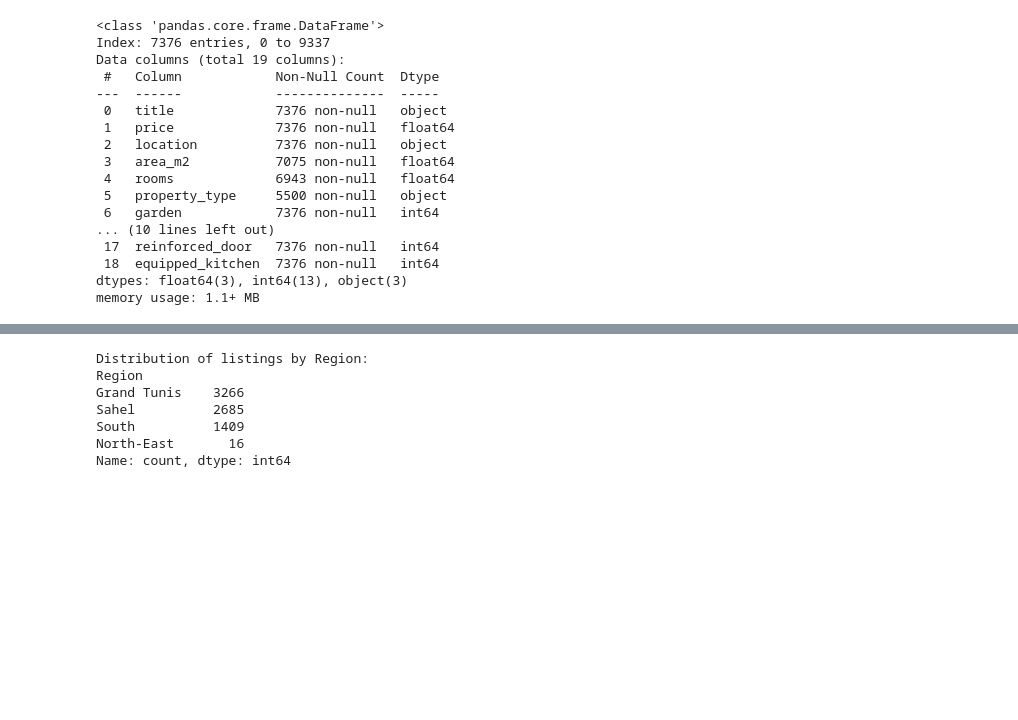
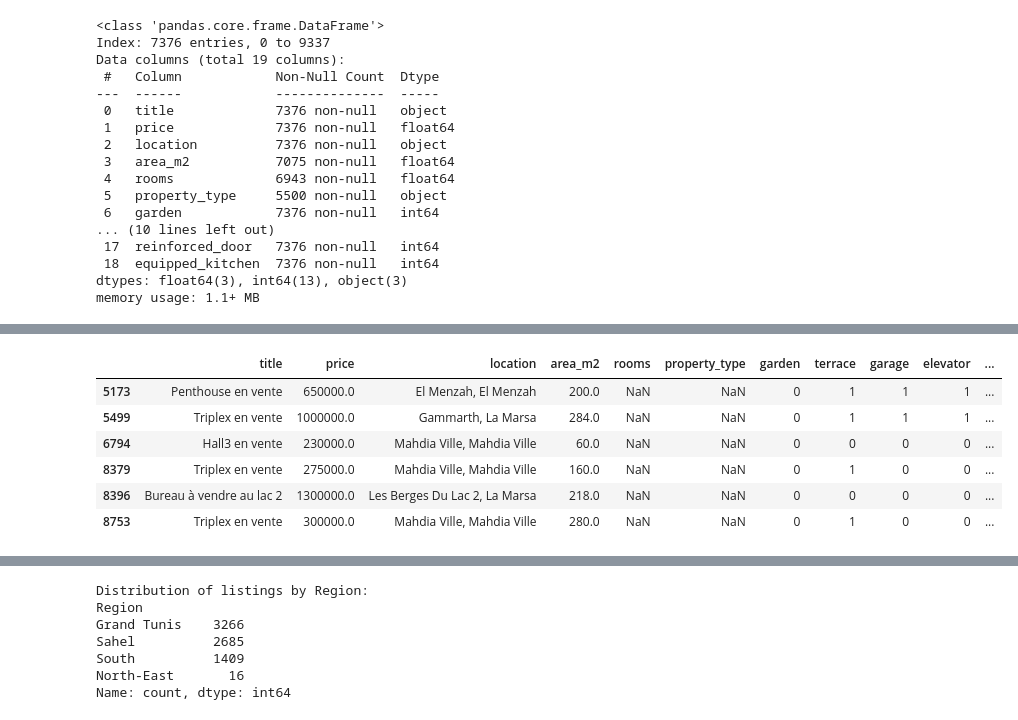
Before and after one commit to papi386/housing_project, a Jupyter notebook: cleaning/preprocessing.ipynb, the cells around one changed output, grey strips where cells are left out. Cells and saved outputs as stored; diff of their text form; code cells hidden in the pictures; blank space fills up the shorter version.

```diff
--- a/cleaning/preprocessing.ipynb
+++ b/cleaning/preprocessing.ipynb
@@ -240,2 +279,12 @@ Fill missing values in the `property_type` column of the dataframe `df` by searc
+# %%
+df[(df["property_type"].isna())&df["rooms"].isna()]
+# %% [output]
+|  | title | price | location | area_m2 | rooms | property_type | garden | terrace | garage | elevator | ... |
+| 5173 | Penthouse en vente | 650000.0 | El Menzah, El Menzah | 200.0 | NaN | NaN | 0 | 1 | 1 | 1 | ... |
+| 5499 | Triplex en vente | 1000000.0 | Gammarth, La Marsa | 284.0 | NaN | NaN | 0 | 1 | 1 | 1 | ... |
+| 6794 | Hall3 en vente | 230000.0 | Mahdia Ville, Mahdia Ville | 60.0 | NaN | NaN | 0 | 0 | 0 | 0 | ... |
+| 8379 | Triplex en vente | 275000.0 | Mahdia Ville, Mahdia Ville | 160.0 | NaN | NaN | 0 | 1 | 0 | 0 | ... |
+| 8396 | Bureau à vendre au lac 2 | 1300000.0 | Les Berges Du Lac 2, La Marsa | 218.0 | NaN | NaN | 0 | 0 | 0 | 0 | ... |
+| 8753 | Triplex en vente | 300000.0 | Mahdia Ville, Mahdia Ville | 280.0 | NaN | NaN | 0 | 1 | 0 | 0 | ... |
 # %%
 property_keywords = {
```
Also changed, not shown: parts of 23 cells of this notebook, 4 other files.
